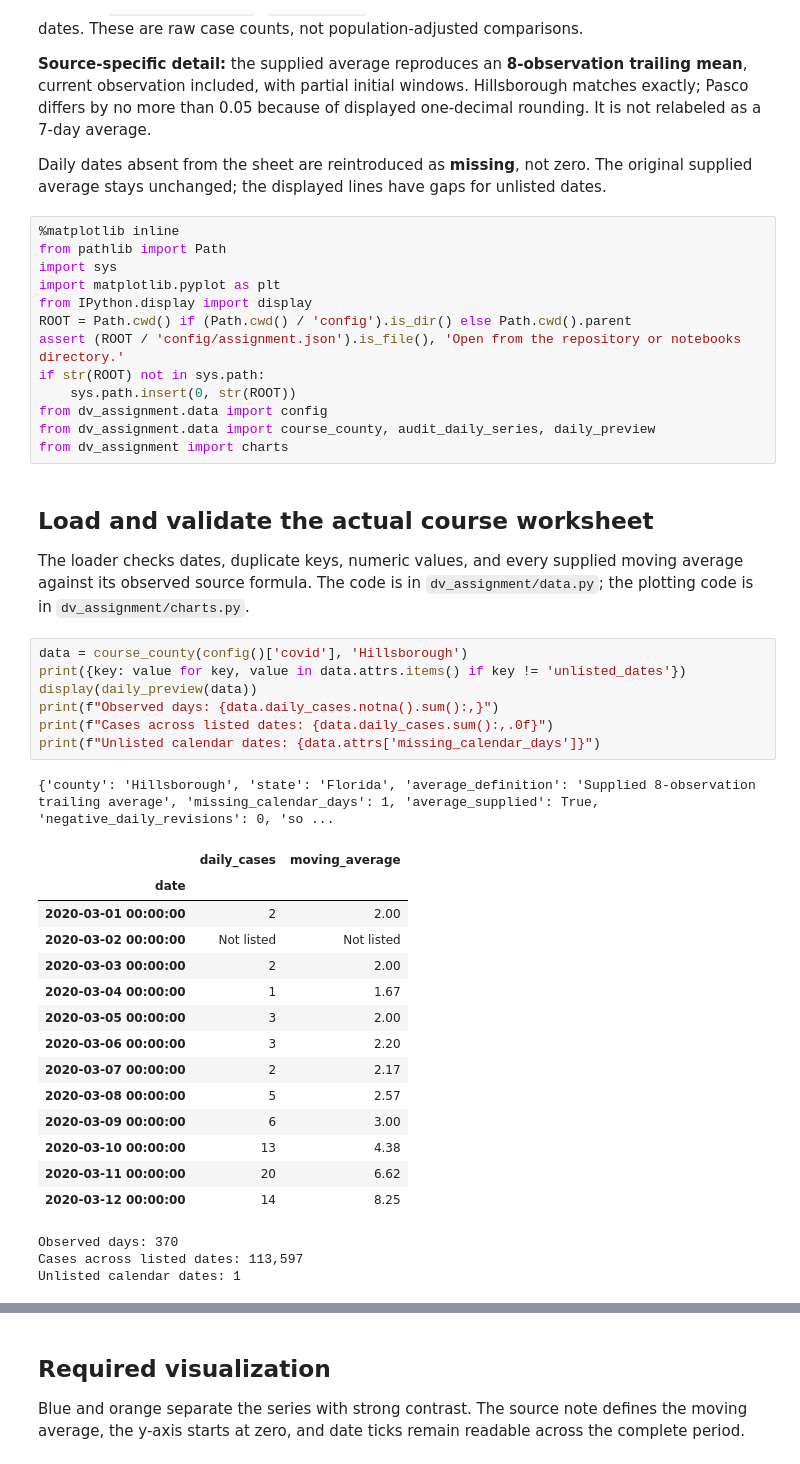
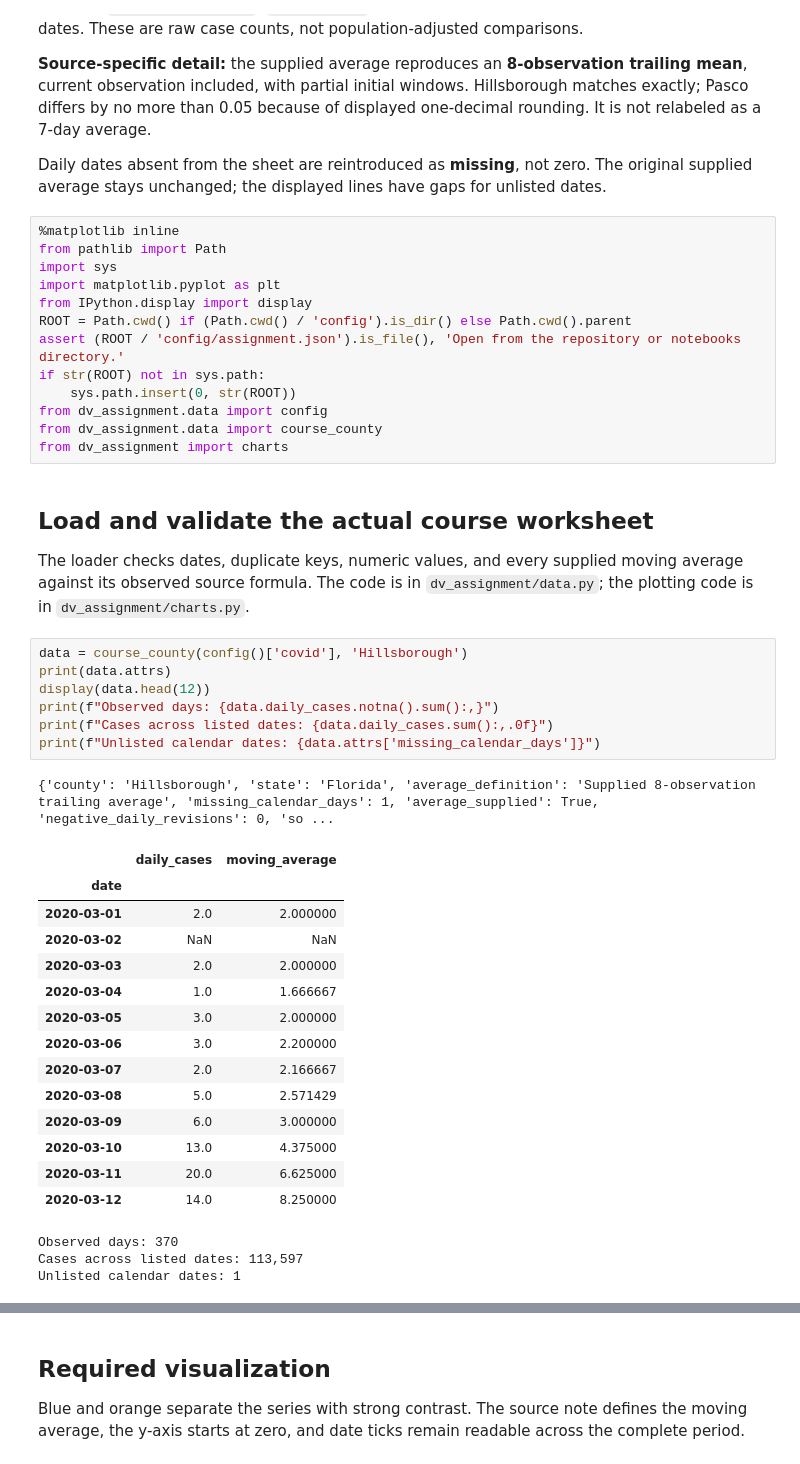
Before and after one commit to SheikhRobinEmon-USF/DV-Python-assignment, a Jupyter notebook: notebooks/03_hillsborough_covid.ipynb, the cells around one changed output, grey strips where cells are left out. Cells and saved outputs as stored; diff of their text form.

```diff
--- a/notebooks/03_hillsborough_covid.ipynb
+++ b/notebooks/03_hillsborough_covid.ipynb
@@ -21,7 +21,7 @@ assert (ROOT / 'config/assignment.json').is_file(), 'Open from the repository or
 if str(ROOT) not in sys.path:
     sys.path.insert(0, str(ROOT))
 from dv_assignment.data import config
-from dv_assignment.data import course_county, audit_daily_series, daily_preview
+from dv_assignment.data import course_county
 from dv_assignment import charts
 # %% [markdown]
 ## Load and validate the actual course worksheet
@@ -29,27 +29,27 @@ from dv_assignment import charts
 The loader checks dates, duplicate keys, numeric values, and every supplied moving average against its observed source formula. The code is in `dv_assignment/data.py`; the plotting code is in `dv_assignment/charts.py`.
 # %%
 data = course_county(config()['covid'], 'Hillsborough')
-print({key: value for key, value in data.attrs.items() if key != 'unlisted_dates'})
-display(daily_preview(data))
+print(data.attrs)
+display(data.head(12))
 print(f"Observed days: {data.daily_cases.notna().sum():,}")
 print(f"Cases across listed dates: {data.daily_cases.sum():,.0f}")
 print(f"Unlisted calendar dates: {data.attrs['missing_calendar_days']}")
 # %% [output]
 {'county': 'Hillsborough', 'state': 'Florida', 'average_definition': 'Supplied 8-observation trailing average', 'missing_calendar_days': 1, 'average_supplied': True, 'negative_daily_revisions': 0, 'so ...
 |  | daily_cases | moving_average |
 | date |  |  |
-| 2020-03-01 00:00:00 | 2 | 2.00 |
-| 2020-03-02 00:00:00 | Not listed | Not listed |
-| 2020-03-03 00:00:00 | 2 | 2.00 |
-| 2020-03-04 00:00:00 | 1 | 1.67 |
-| 2020-03-05 00:00:00 | 3 | 2.00 |
-| 2020-03-06 00:00:00 | 3 | 2.20 |
-| 2020-03-07 00:00:00 | 2 | 2.17 |
-| 2020-03-08 00:00:00 | 5 | 2.57 |
-| 2020-03-09 00:00:00 | 6 | 3.00 |
-| 2020-03-10 00:00:00 | 13 | 4.38 |
-| 2020-03-11 00:00:00 | 20 | 6.62 |
-| 2020-03-12 00:00:00 | 14 | 8.25 |
+| 2020-03-01 | 2.0 | 2.000000 |
+| 2020-03-02 | NaN | NaN |
+| 2020-03-03 | 2.0 | 2.000000 |
+| 2020-03-04 | 1.0 | 1.666667 |
+| 2020-03-05 | 3.0 | 2.000000 |
+| 2020-03-06 | 3.0 | 2.200000 |
+| 2020-03-07 | 2.0 | 2.166667 |
+| 2020-03-08 | 5.0 | 2.571429 |
+| 2020-03-09 | 6.0 | 3.000000 |
+| 2020-03-10 | 13.0 | 4.375000 |
+| 2020-03-11 | 20.0 | 6.625000 |
+| 2020-03-12 | 14.0 | 8.250000 |
 Observed days: 370
 Cases across listed dates: 113,597
 Unlisted calendar dates: 1
```
Also changed, not shown: parts of 2 cells of this notebook, 20 other files.
